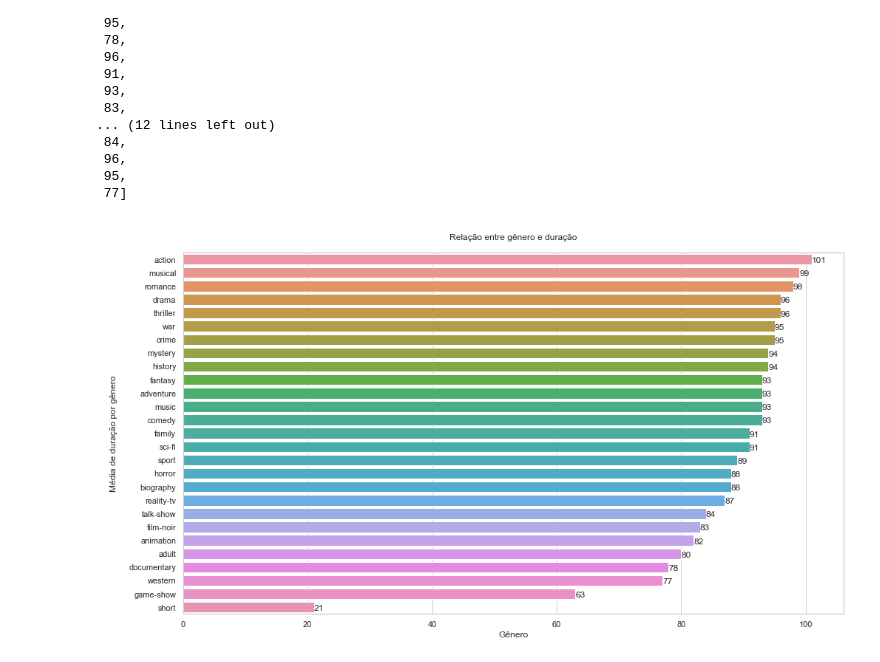
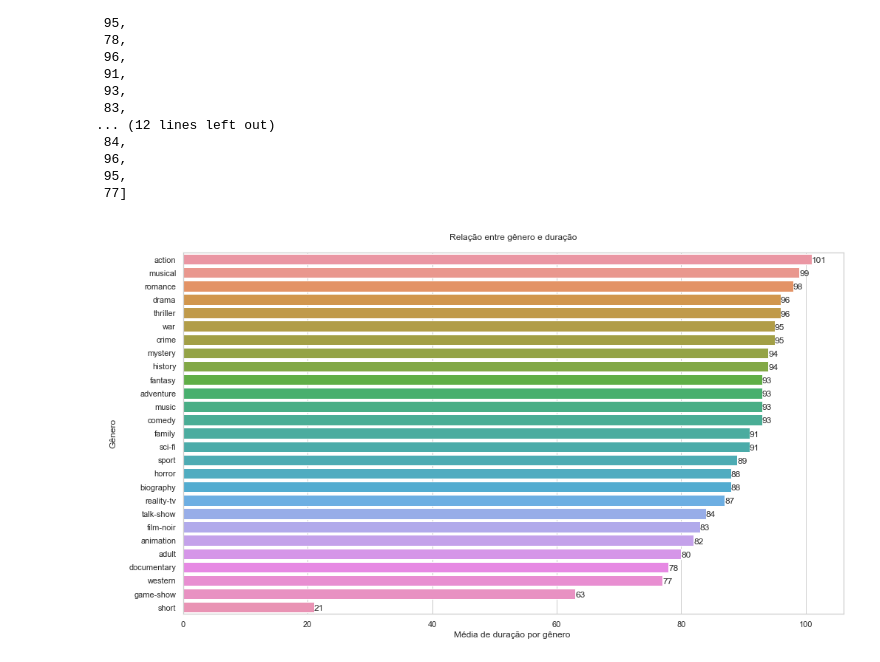
Before and after one commit to BrunoOMelo/Project01-PythonAnalytics, a Jupyter notebook: project_analytics.ipynb, the cells around one changed output. Saved outputs shown, nothing was run; the diff lists cells and outputs as text; code cells hidden in the pictures.

```diff
--- a/project_analytics.ipynb
+++ b/project_analytics.ipynb
@@ -881,20 +881,20 @@ df_genero_runtime = df_genero_runtime.sort_values(by='runtimeAVG', ascending= Fa
 # %%
 #plot
 
 #tamanho da figura
 plt.figure(figsize=(16,9))
 
 #barplot
 sns.barplot(y=df_genero_runtime.genre, x=df_genero_runtime.runtimeAVG, orient='h')
 
 #loop
 for i in range(len(df_genero_runtime.index)):
     plt.text(df_genero_runtime.runtimeAVG[df_genero_runtime.index[i]],
              i+0.25,round(df_genero_runtime['runtimeAVG'][df_genero_runtime.index[i]],2))
 
-plt.xlabel('Gênero')
-plt.ylabel('\nMédia de duração por gênero\n')
+plt.xlabel('Média de duração por gênero ')
+plt.ylabel('\nGênero\n')
 plt.title('\nRelação entre gênero e duração\n')
 plt.show()
 # %% [output]
-[figure, old version]
+[figure, new version]
```
Also changed, not shown: parts of 10 cells of this notebook.
